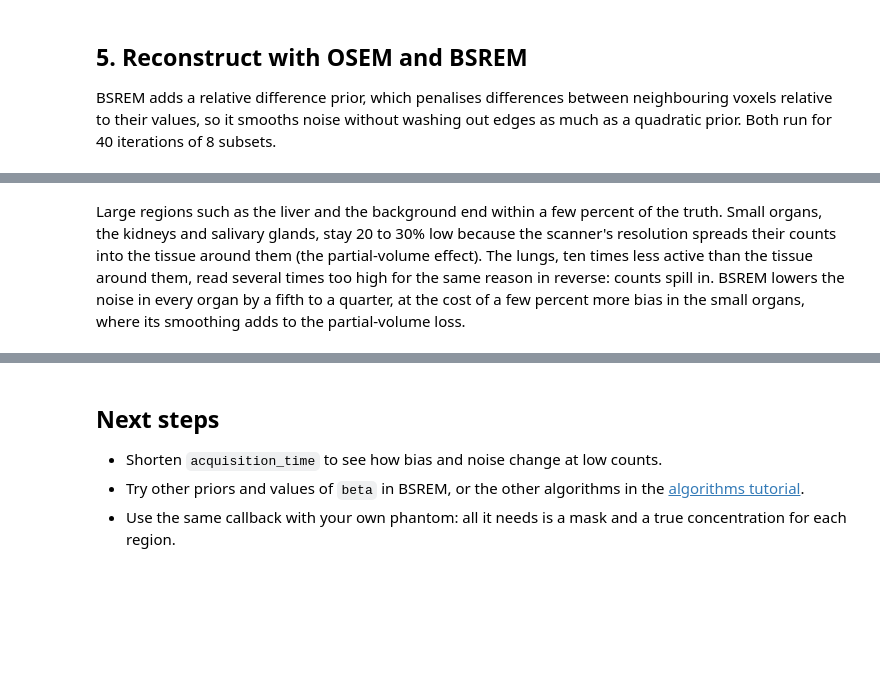
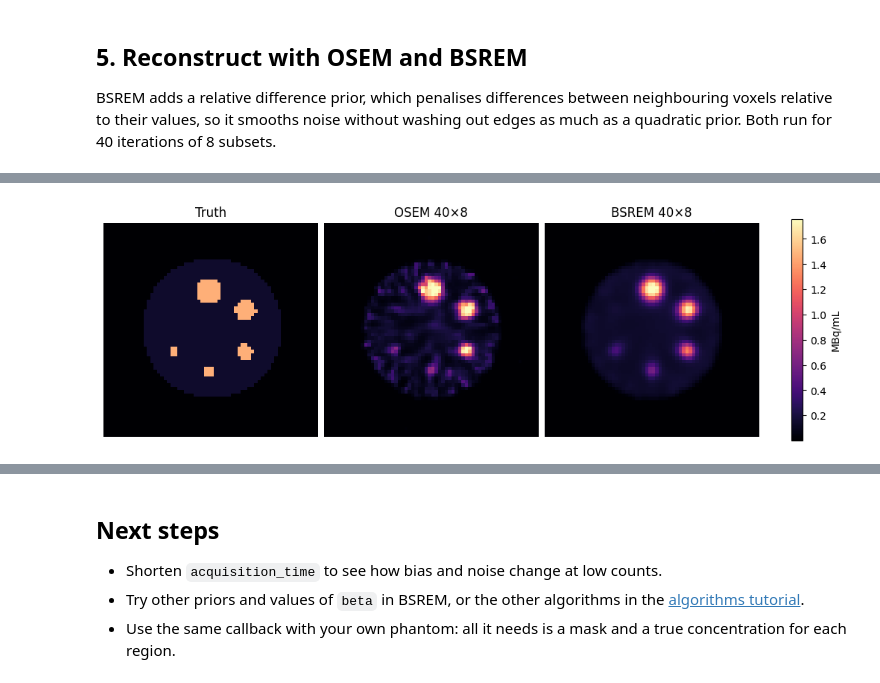
Before and after one commit to PyTomography/PyTomography, a Jupyter notebook: docs/source/notebooks/t_accuracy_known_truth.ipynb, the cells around one changed output, grey strips where cells are left out. Drawn from its saved outputs; the diff is of its cells as text; code cells hidden in the pictures; blank space fills up the shorter version.

```diff
--- a/docs/source/notebooks/t_accuracy_known_truth.ipynb
+++ b/docs/source/notebooks/t_accuracy_known_truth.ipynb
@@ -165,14 +196,16 @@ plt.show()
 # %%
-truth_image = sum(masks[organ].float() * truth_MBq_per_mL[organ] for organ in organs).cpu()
+z = int(torch.nonzero(spheres)[:, 2].float().mean())  # the slice through the spheres' centres
+truth_image = (water.float() * truth_MBq_per_mL['background']
+               + spheres.float() * (sphere_MBq_per_mL - truth_MBq_per_mL['background'])).cpu()
 images = [truth_image,
-          recon_osem.cpu() * sum(activities) / recon_osem.sum().item() / voxel_mL,
-          recon_bsrem.cpu() * sum(activities) / recon_bsrem.sum().item() / voxel_mL]
-fig, axes = plt.subplots(1, 3, figsize=(9, 7), constrained_layout=True)
+          recon_osem.cpu() * activity / recon_osem.sum().item() / voxel_mL,
+          recon_bsrem.cpu() * activity / recon_bsrem.sum().item() / voxel_mL]
+fig, axes = plt.subplots(1, 3, figsize=(10, 3.8), constrained_layout=True)
 for ax, image, title in zip(axes, images, ['Truth', f'OSEM {n_iters}×{n_subsets}', f'BSREM {n_iters}×{n_subsets}']):
-    im = ax.imshow(image[:, 64].T, cmap='magma', origin='lower', vmax=0.5, aspect=object_meta.dr[2] / object_meta.dr[0])
+    im = ax.imshow(image[32:96, 32:96, z].T, cmap='magma', origin='lower', vmax=1.2 * sphere_MBq_per_mL)
     ax.set_title(title)
     ax.axis('off')
-fig.colorbar(im, ax=axes, shrink=0.6, label='MBq/mL')
+fig.colorbar(im, ax=axes, shrink=0.8, label='MBq/mL')
 plt.show()
+# %% [output]
+[figure, added]
-# %% [markdown]
-Large regions such as the liver and the background end within a few percent of the truth. Small organs, the kidneys and salivary glands, stay 20 to 30% low because the scanner's resolution spreads their counts into the tissue around them (the partial-volume effect). The lungs, ten times less active than the tissue around them, read several times too high for the same reason in reverse: counts spill in. BSREM lowers the noise in every organ by a fifth to a quarter, at the cost of a few percent more bias in the small organs, where its smoothing adds to the partial-volume loss.
```
Also changed, not shown: parts of 20 cells of this notebook, 51 other files.
